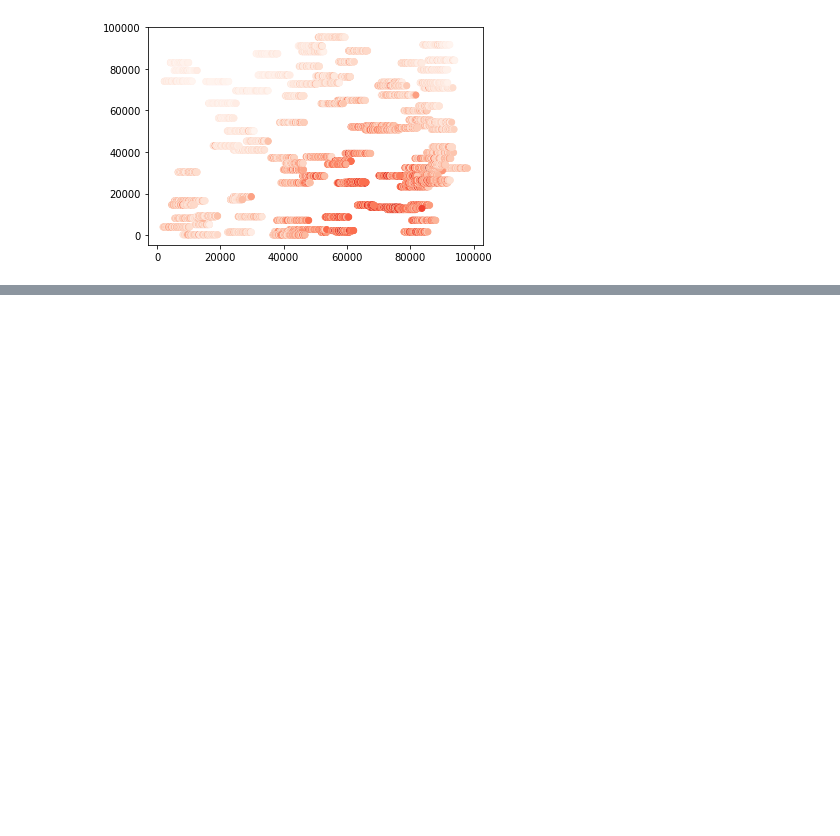
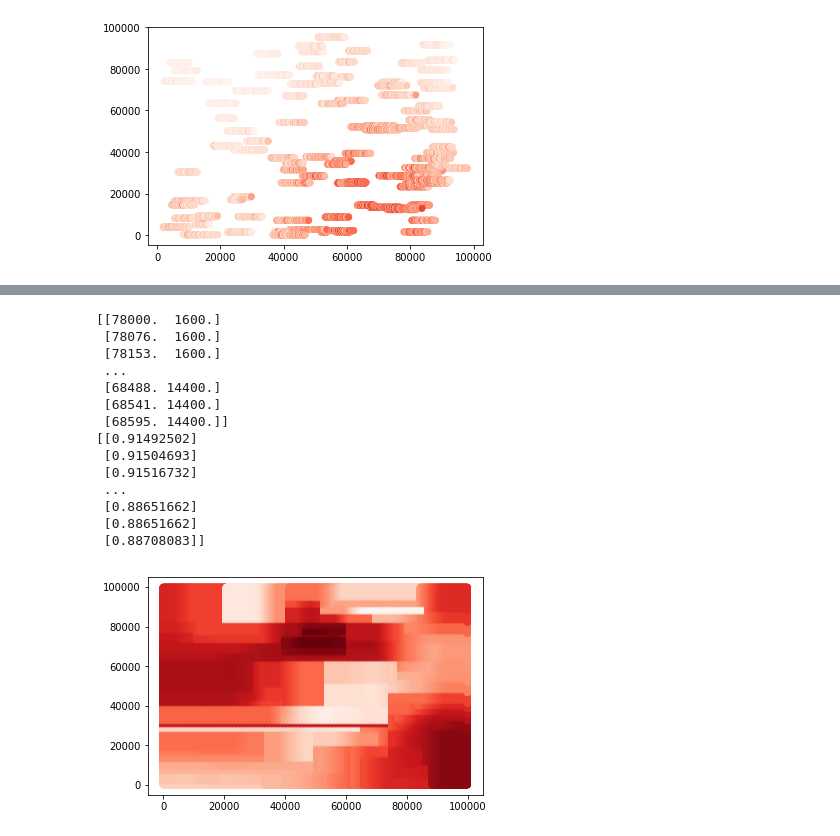
Before and after one commit to fang-helen/Final-Project-FRI, a Jupyter notebook: Final Project FRI.ipynb, the cells around one changed output, grey strips where cells are left out. Cells and saved outputs as stored; diff of their text form; code cells hidden in the pictures; blank space fills up the shorter version.

```diff
--- a/Final Project FRI.ipynb
+++ b/Final Project FRI.ipynb
@@ -462,0 +541,18 @@ plt.scatter(easting, northing, c = permeability, cmap = "Reds")
+# %%
+predictor(oilSat)
+# %% [output]
+[[78000.  1600.]
+ [78076.  1600.]
+ [78153.  1600.]
+ ...
+ [68488. 14400.]
+ [68541. 14400.]
+ [68595. 14400.]]
+[[0.91492502]
+ [0.91504693]
+ [0.91516732]
+ ...
+ [0.88651662]
+ [0.88651662]
+ [0.88708083]]
+[figure, added]
```
Also changed, not shown: parts of 8 cells of this notebook.
